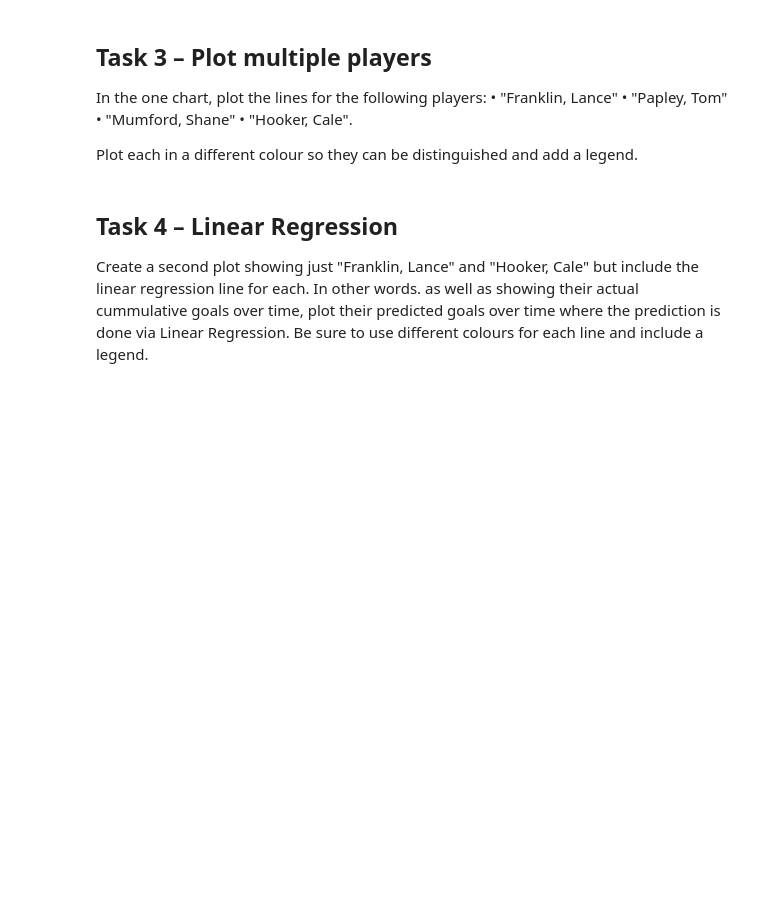
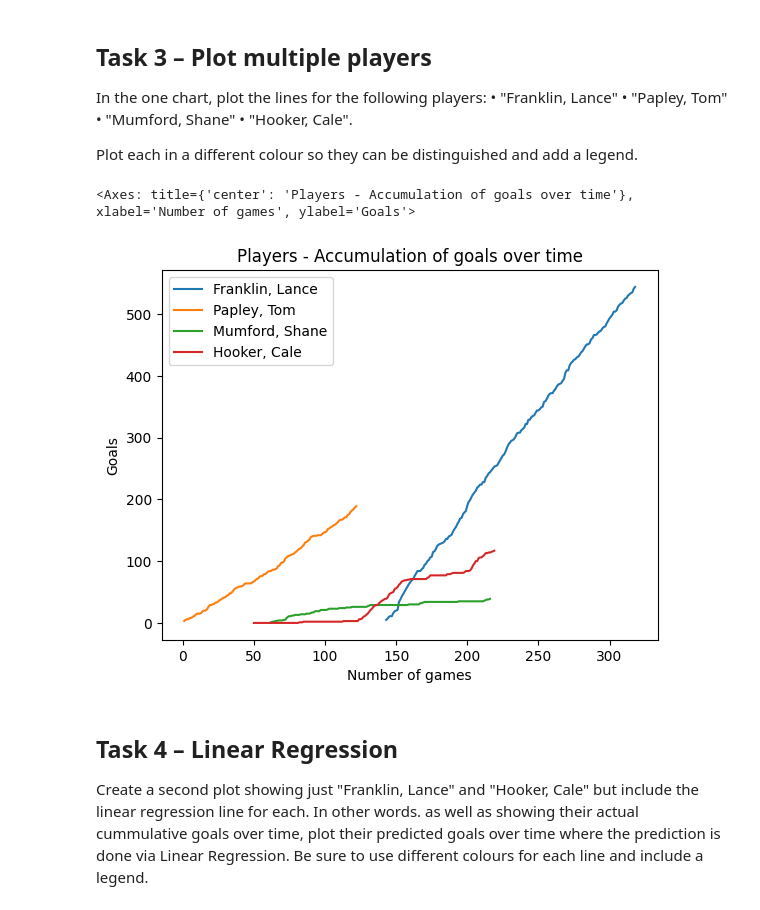
Before and after one commit to ayoung90/IATD-PythData-ProjectAssessment, a Jupyter notebook: afl_stats.ipynb, the cells around one changed output. Cells and saved outputs as stored; diff of their text form; code cells hidden in the pictures; blank space fills up the shorter version.

```diff
--- a/afl_stats.ipynb
+++ b/afl_stats.ipynb
@@ -40,3 +70,30 @@ Plot each in a different colour so they can be distinguished and add a legend.
+# %%
+buddy_mask = games_stats_players["displayName_stats"] == 'Franklin, Lance'
+tom_mask = games_stats_players["displayName_stats"] == 'Papley, Tom'
+shane_mask = games_stats_players["displayName_stats"] == 'Mumford, Shane'
+cale_mask = games_stats_players["displayName_stats"] == 'Hooker, Cale'
+
+buddy_stats_desc = games_stats_players[buddy_mask].sort_values(by="gameNumber", ascending=True)
+tom_stats_desc = games_stats_players[tom_mask].sort_values(by="gameNumber", ascending=True)
+shane_stats_desc = games_stats_players[shane_mask].sort_values(by="gameNumber", ascending=True)
+cale_stats_desc = games_stats_players[cale_mask].sort_values(by="gameNumber", ascending=True)
+
+buddy_stats_desc["Goals (Cumulative)"] = buddy_stats_desc["Goals"].cumsum()
+tom_stats_desc["Goals (Cumulative)"] = tom_stats_desc["Goals"].cumsum()
+shane_stats_desc["Goals (Cumulative)"] = shane_stats_desc["Goals"].cumsum()
+cale_stats_desc["Goals (Cumulative)"] = cale_stats_desc["Goals"].cumsum()
+
+graph = buddy_stats_desc.plot(x="gameNumber",
+                      y="Goals (Cumulative)",
+                      label="Franklin, Lance",
+                      )
+
+tom_stats_desc.plot(x="gameNumber", y="Goals (Cumulative)",label="Papley, Tom",ax=graph)
+shane_stats_desc.plot(x="gameNumber", y="Goals (Cumulative)",label="Mumford, Shane",ax=graph)
+cale_stats_desc.plot(x="gameNumber",xlabel="Number of games",ylabel="Goals", y="Goals (Cumulative)",label="Hooker, Cale",ax=graph, title="Players - Accumulation of goals over time")
+# %% [output]
+<Axes: title={'center': 'Players - Accumulation of goals over time'}, xlabel='Number of games', ylabel='Goals'>
+[figure, added]
 # %% [markdown]
 ## Task 4 – Linear Regression
 Create a second plot showing just "Franklin, Lance" and "Hooker, Cale" but include the linear regression line for each. In other words. as well as showing their actual cummulative goals over time, plot their predicted goals over time where the prediction is done via Linear Regression. Be sure to use different colours for each line and include a legend.
```
Also changed, not shown: parts of 4 cells of this notebook.
